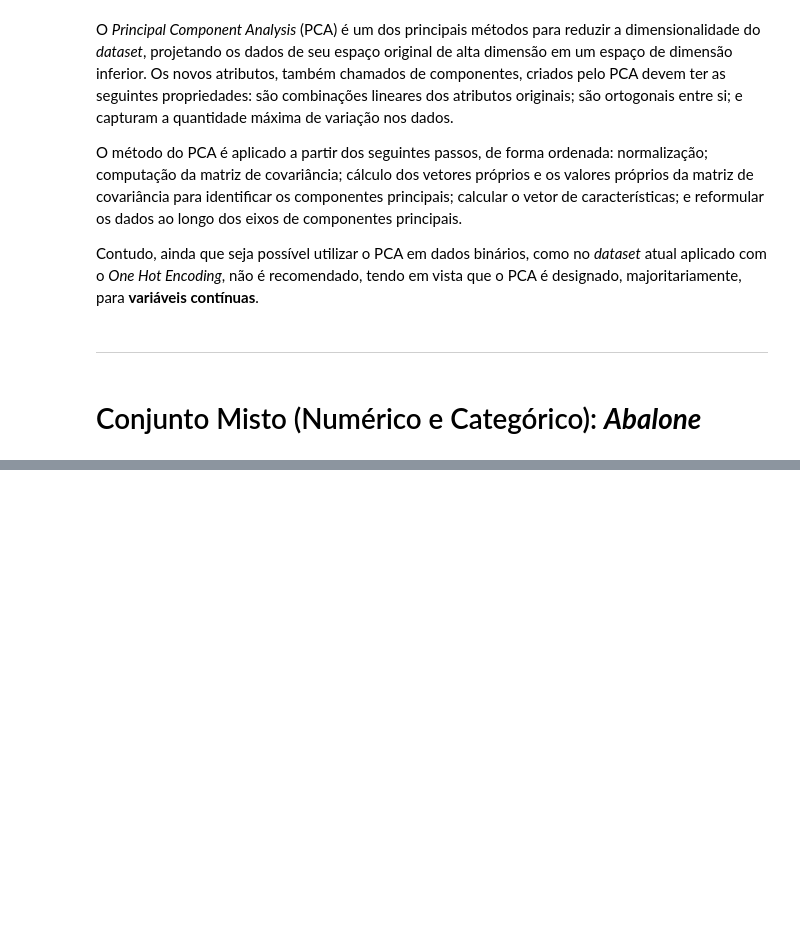
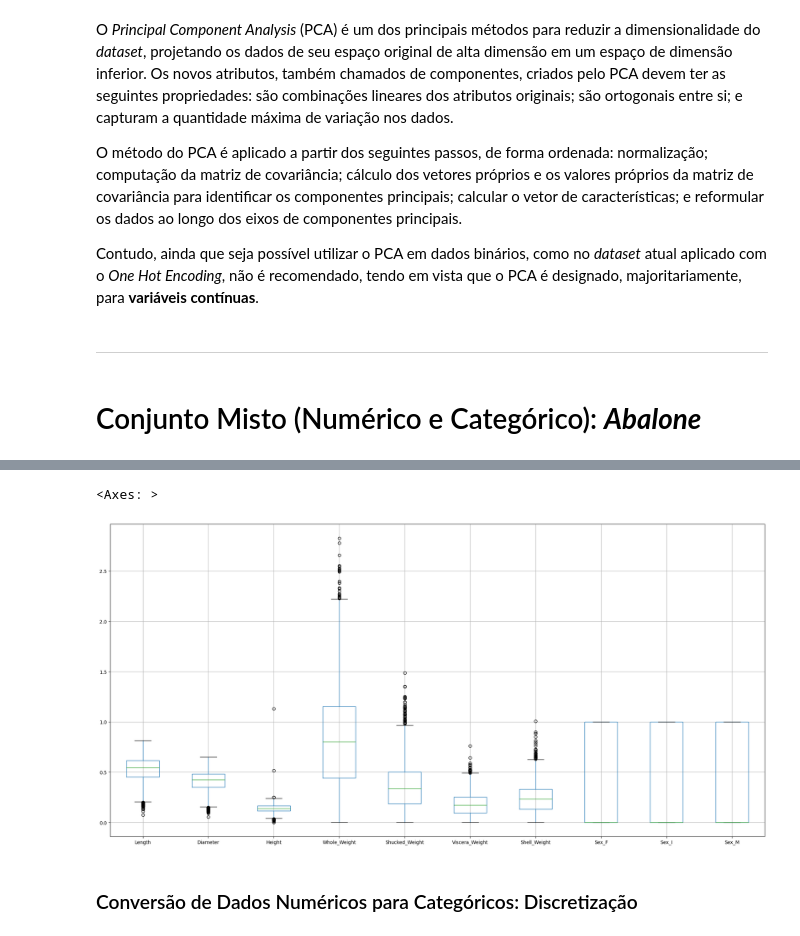
Before and after one commit to davimedio01/data-mining, a Jupyter notebook: 01. 09-19 - Atividade 1 (Pré-Processamento)/Atividade_01.ipynb, the cells around one changed output, grey strips where cells are left out. Cells and saved outputs as stored; diff of their text form; code cells hidden in the pictures; blank space fills up the shorter version.

```diff
--- a/01. 09-19 - Atividade 1 (Pré-Processamento)/Atividade_01.ipynb
+++ b/01. 09-19 - Atividade 1 (Pré-Processamento)/Atividade_01.ipynb
@@ -627,0 +1360,11 @@ Este conjunto de dados pode ser acessado por meio de: [Abalone](https://archive.
+# %%
+# Substituindo os dados faltantes '?' por 'np.NaN' para ser possível analisar
+data = data.replace('?', np.NaN)
+
+print('Número de Instâncias = {0}'.format(data.shape[0]))
+print('Número de Atributos = {0}'.format(data.shape[1]))
+
+# Mostrando a quantidade total de dados inválidos, por atributo
+print('Número de Dados Perdidos:')
+for col in data.columns:
+    print('\t{0}: {1}'.format(col, data[col].isna().sum()))
@@ -627,0 +1392,5 @@ Este conjunto de dados pode ser acessado por meio de: [Abalone](https://archive.
+# %%
+# Aplicando o One Hot Encoder em todos os atributos categóricos
+data_encoded = pd.get_dummies(data=data, columns=['Sex'])
+print(data_encoded)
+data_encoded.info()
@@ -627,0 +1443,9 @@ Este conjunto de dados pode ser acessado por meio de: [Abalone](https://archive.
+# %%
+# Gráfico de boxplot para os dados encodificados
+data_encoded_without_class = data_encoded.drop(labels=['Rings'], axis=1)
+data_encoded_without_class.boxplot(figsize=(25, 12))
+# %% [output]
+<Axes: >
+[figure, added]
+# %% [markdown]
+### Conversão de Dados Numéricos para Categóricos: Discretização
```
Also changed, not shown: parts of 143 cells of this notebook, 2 other files.
